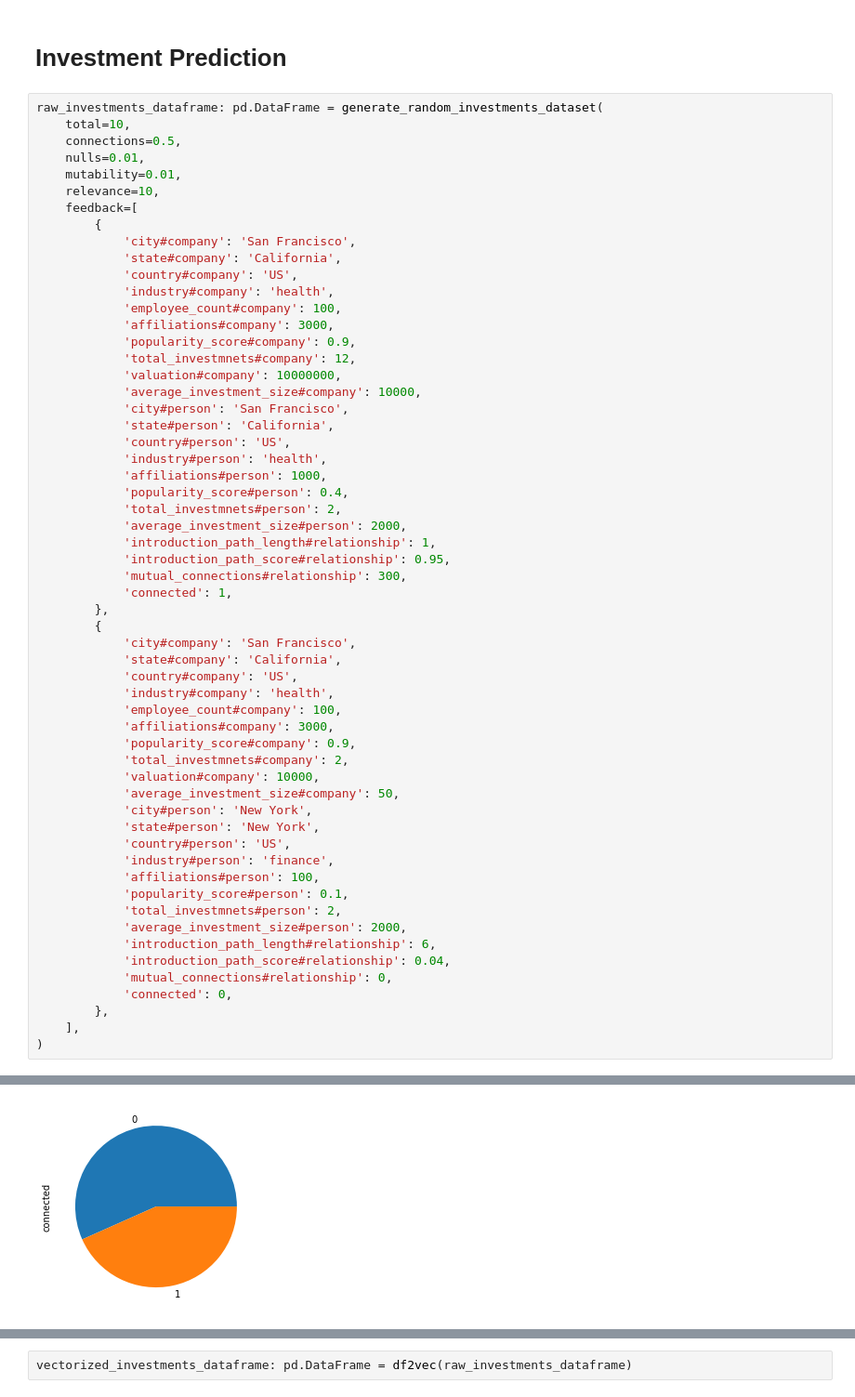
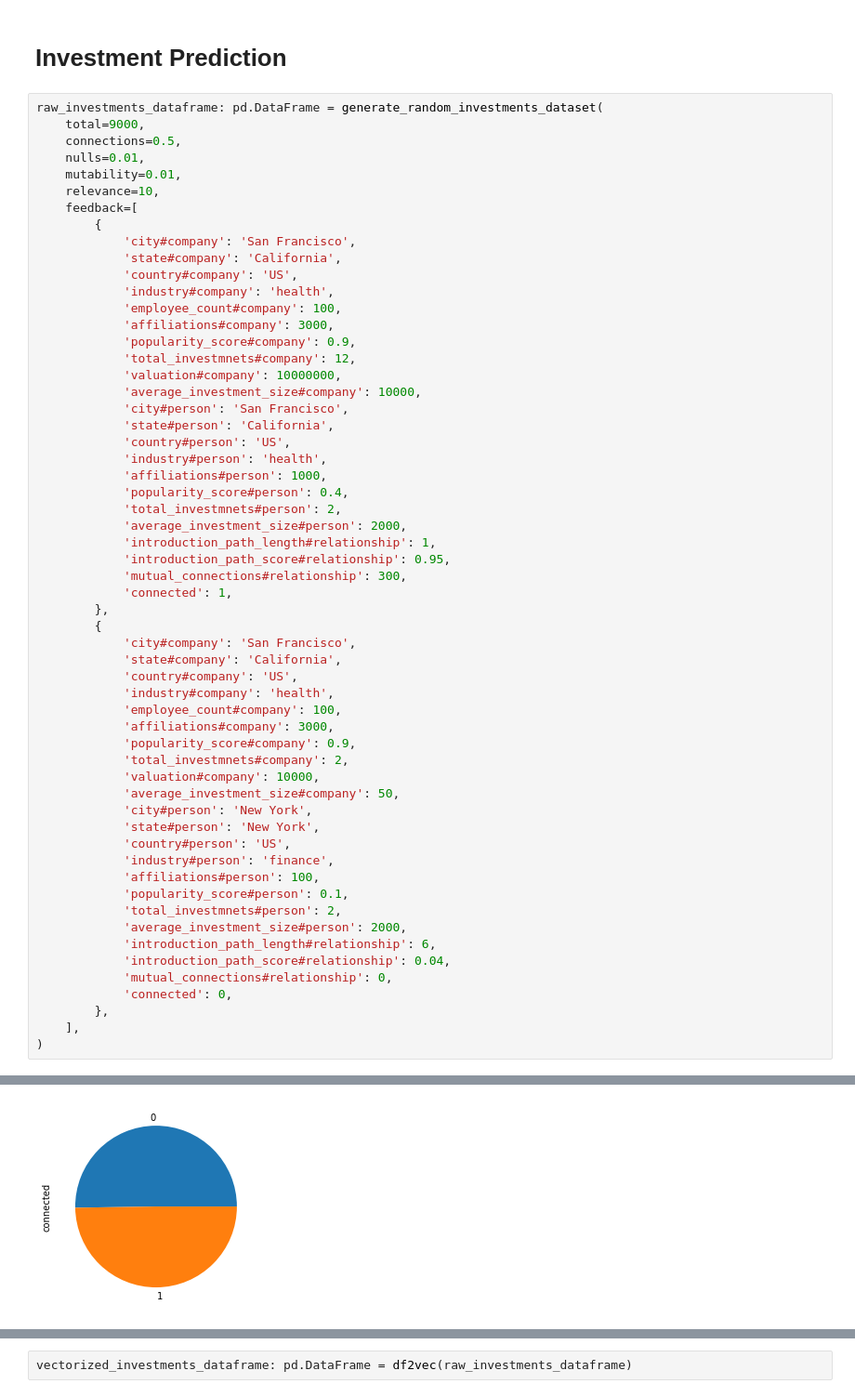
Before and after one commit to MartinCastroAlvarez/python-deep-learning-algorithms, a Jupyter notebook: linkprediction.ipynb, the cells around one changed output, grey strips where cells are left out. Shown at 93% size. Cells and saved outputs as stored; diff of their text form.

```diff
--- a/linkprediction.ipynb
+++ b/linkprediction.ipynb
@@ -539,7 +981,7 @@ Vectorizing: a
 # Investment Prediction
 # %%
 raw_investments_dataframe: pd.DataFrame = generate_random_investments_dataset(
-    total=10,
+    total=9000,
     connections=0.5,
     nulls=0.01,
     mutability=0.01,
@@ -600,4 +1042,4 @@ Links: (30, 22)
-[figure, old version]
+[figure, new version]
 # %%
 raw_investments_dataframe.head()
 # %% [output]
```
Also changed, not shown: parts of 31 cells of this notebook, 2 other files.
